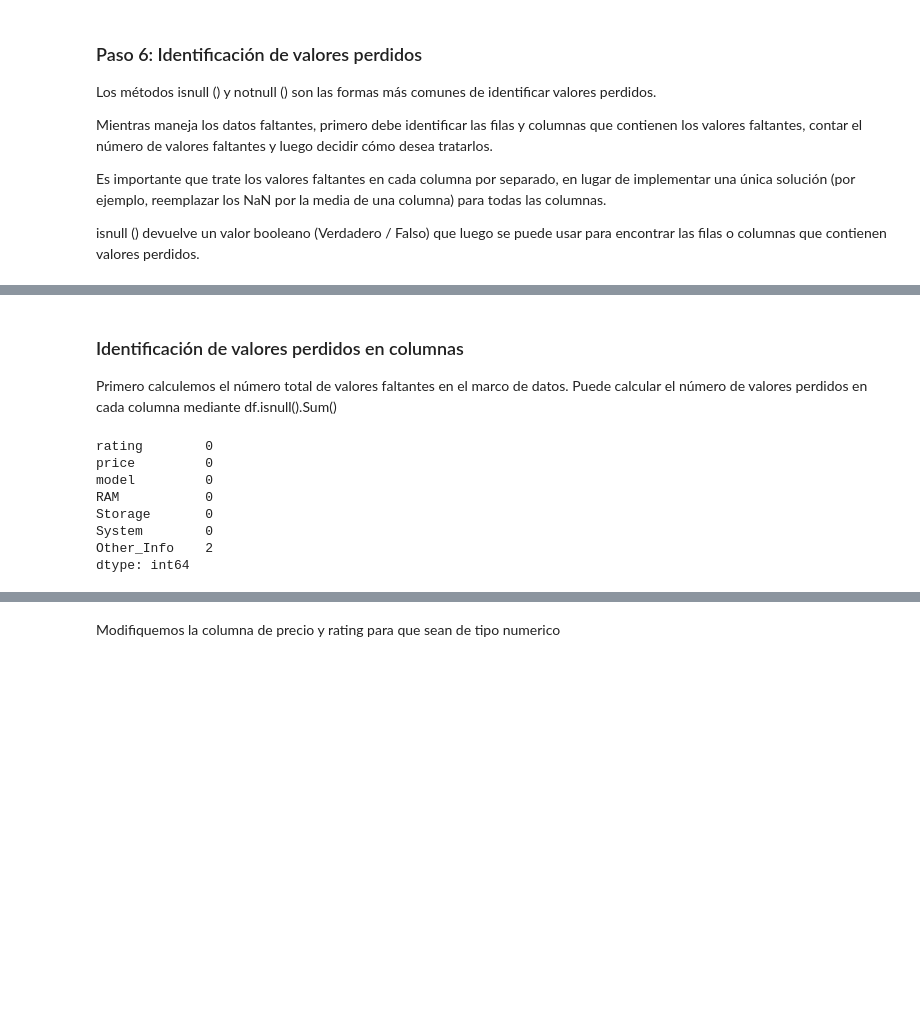
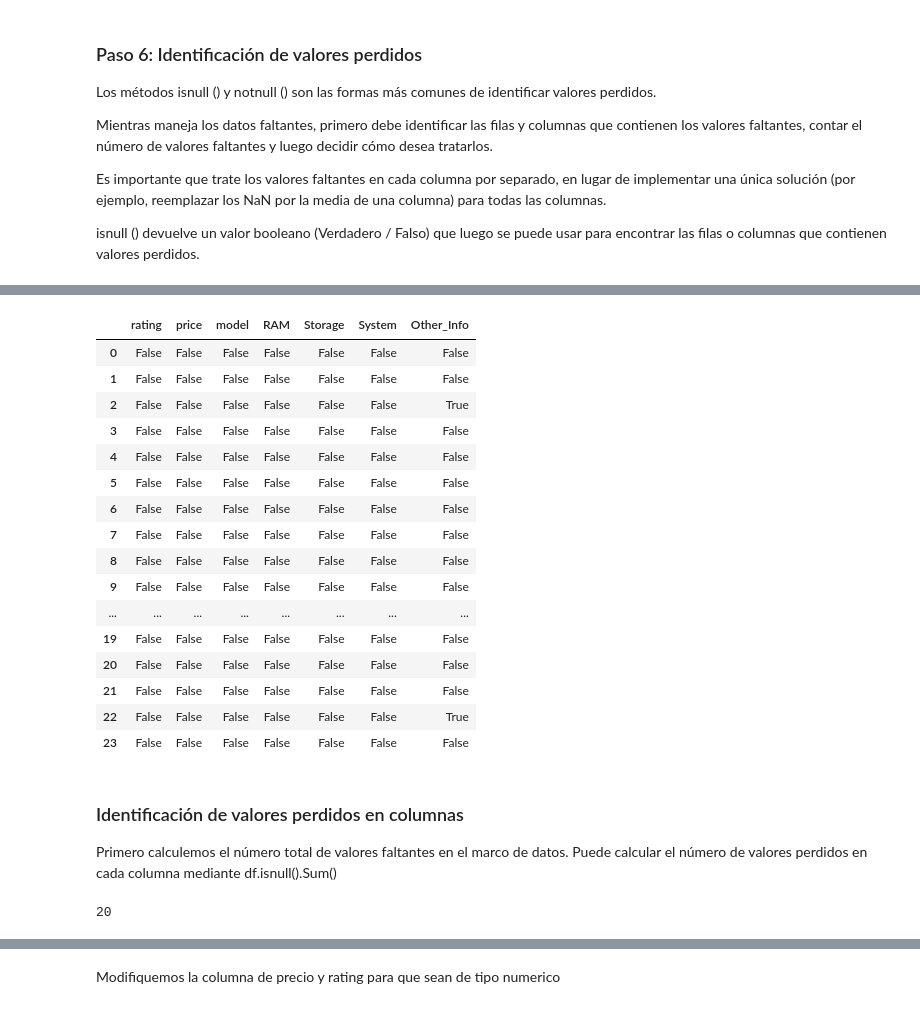
Before and after one commit to SalRmz/DCDP, a Jupyter notebook: 01 Programación en Python/notebooks/exercises/Practica5_Estadistica.ipynb, the cells around one changed output, grey strips where cells are left out. Saved outputs shown, nothing was run; the diff lists cells and outputs as text; code cells hidden in the pictures; blank space fills up the shorter version.

```diff
--- a/01 Programación en Python/notebooks/exercises/Practica5_Estadistica.ipynb
+++ b/01 Programación en Python/notebooks/exercises/Practica5_Estadistica.ipynb
@@ -486,16 +607,30 @@ isnull () devuelve un valor booleano (Verdadero / Falso) que luego se puede usar
+# %%
+laptop_df.isnull()
+# %% [output]
+|  | rating | price | model | RAM | Storage | System | Other_Info |
+| 0 | False | False | False | False | False | False | False |
+| 1 | False | False | False | False | False | False | False |
+| 2 | False | False | False | False | False | False | True |
+| 3 | False | False | False | False | False | False | False |
+| 4 | False | False | False | False | False | False | False |
+| 5 | False | False | False | False | False | False | False |
+| 6 | False | False | False | False | False | False | False |
+| 7 | False | False | False | False | False | False | False |
+| 8 | False | False | False | False | False | False | False |
+| 9 | False | False | False | False | False | False | False |
+| ... | ... | ... | ... | ... | ... | ... | ... |
+| 19 | False | False | False | False | False | False | False |
+| 20 | False | False | False | False | False | False | False |
+| 21 | False | False | False | False | False | False | False |
+| 22 | False | False | False | False | False | False | True |
+| 23 | False | False | False | False | False | False | False |
 # %% [markdown]
 ### Identificación de valores perdidos en columnas
 
 Primero calculemos el número total de valores faltantes en el marco de datos. Puede calcular el número de valores perdidos en cada columna mediante df.isnull().Sum()
 # %%
-#<COMPLETA>
+laptop_df.dropna(axis=0, inplace=True)
+len(laptop_df.index)
 # %% [output]
-rating        0
-price         0
-model         0
-RAM           0
-Storage       0
-System        0
-Other_Info    2
-dtype: int64
+20
 # %%
```
Also changed, not shown: parts of 26 cells of this notebook.
